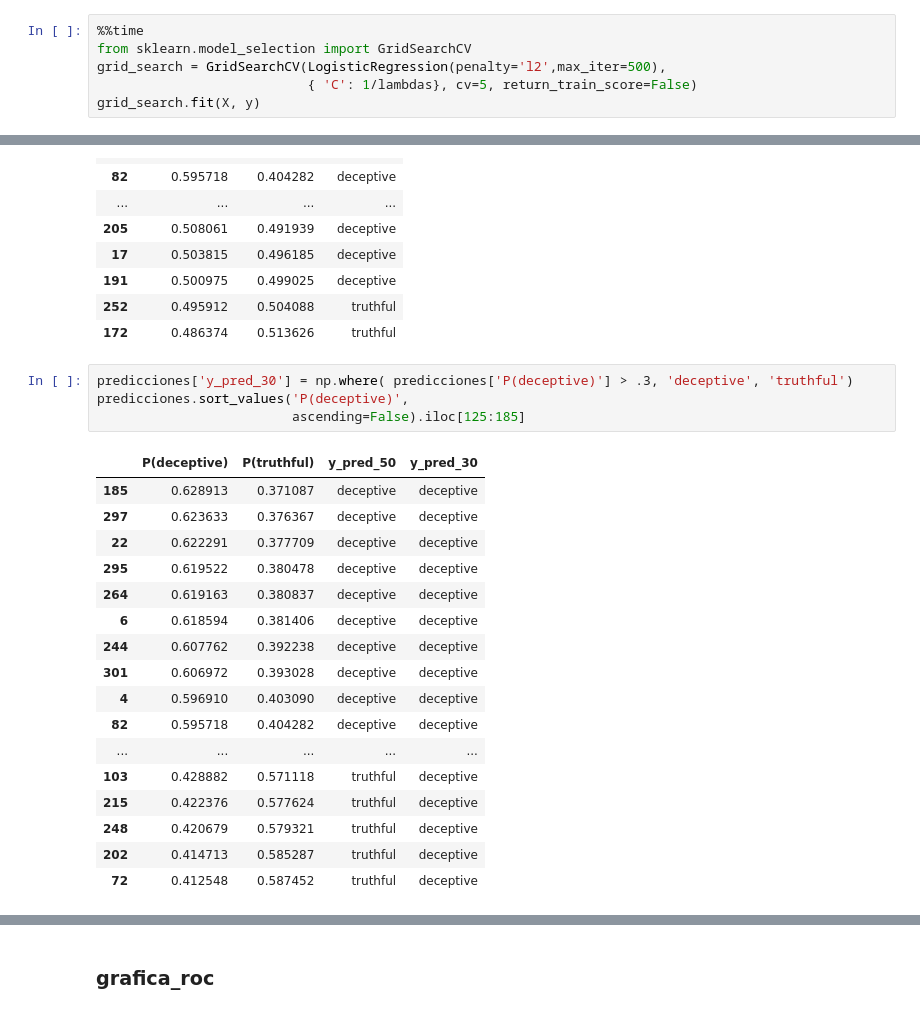
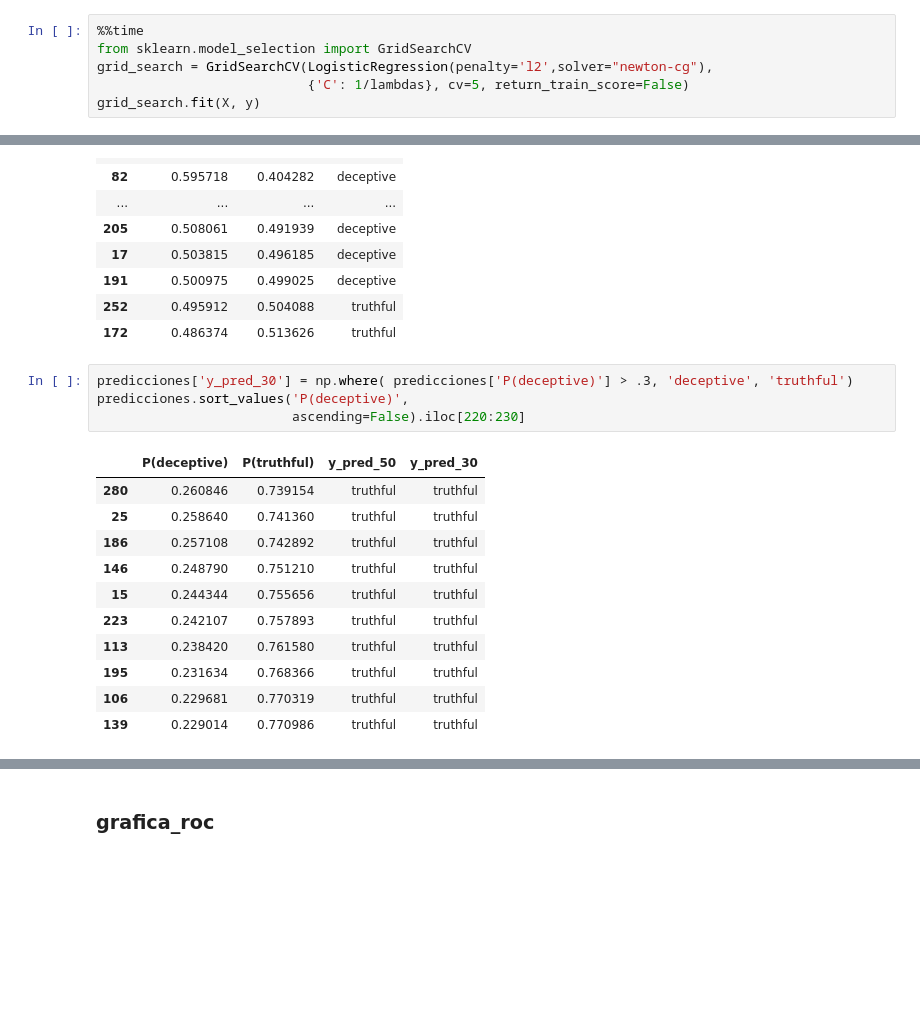
Before and after one commit to AnIsAsPe/LogisticRegression_SpamOpinion, a Jupyter notebook: Notebooks/Clasificador_reseñas_Regresión_logística_.ipynb, the cells around one changed output, grey strips where cells are left out. Drawn from its saved outputs; the diff is of its cells as text; blank space fills up the shorter version.

```diff
--- a/Notebooks/Clasificador_reseñas_Regresión_logística_.ipynb
+++ b/Notebooks/Clasificador_reseñas_Regresión_logística_.ipynb
@@ -403,7 +409,7 @@ array([1.00000000e-04, 1.45634848e-04, 2.12095089e-04, 3.08884360e-04,
 # %%
 %%time
 from sklearn.model_selection import GridSearchCV
-grid_search = GridSearchCV(LogisticRegression(penalty='l2',max_iter=500),
-                           { 'C': 1/lambdas}, cv=5, return_train_score=False)
+grid_search = GridSearchCV(LogisticRegression(penalty='l2',solver="newton-cg"),
+                           {'C': 1/lambdas}, cv=5, return_train_score=False)
 grid_search.fit(X, y)
 # %% [output]
@@ -485,22 +519,16 @@ predicciones.sort_values('P(deceptive)',
 # %%
 predicciones['y_pred_30'] = np.where( predicciones['P(deceptive)'] > .3, 'deceptive', 'truthful')
 predicciones.sort_values('P(deceptive)',
-                         ascending=False).iloc[125:185]
+                         ascending=False).iloc[220:230]
 # %% [output]
 |  | P(deceptive) | P(truthful) | y_pred_50 | y_pred_30 |
-| 185 | 0.628913 | 0.371087 | deceptive | deceptive |
-| 297 | 0.623633 | 0.376367 | deceptive | deceptive |
-| 22 | 0.622291 | 0.377709 | deceptive | deceptive |
-| 295 | 0.619522 | 0.380478 | deceptive | deceptive |
-| 264 | 0.619163 | 0.380837 | deceptive | deceptive |
-| 6 | 0.618594 | 0.381406 | deceptive | deceptive |
-| 244 | 0.607762 | 0.392238 | deceptive | deceptive |
-| 301 | 0.606972 | 0.393028 | deceptive | deceptive |
-| 4 | 0.596910 | 0.403090 | deceptive | deceptive |
-| 82 | 0.595718 | 0.404282 | deceptive | deceptive |
-| ... | ... | ... | ... | ... |
-| 103 | 0.428882 | 0.571118 | truthful | deceptive |
-| 215 | 0.422376 | 0.577624 | truthful | deceptive |
-| 248 | 0.420679 | 0.579321 | truthful | deceptive |
-| 202 | 0.414713 | 0.585287 | truthful | deceptive |
-| 72 | 0.412548 | 0.587452 | truthful | deceptive |
+| 280 | 0.260846 | 0.739154 | truthful | truthful |
+| 25 | 0.258640 | 0.741360 | truthful | truthful |
+| 186 | 0.257108 | 0.742892 | truthful | truthful |
+| 146 | 0.248790 | 0.751210 | truthful | truthful |
+| 15 | 0.244344 | 0.755656 | truthful | truthful |
+| 223 | 0.242107 | 0.757893 | truthful | truthful |
+| 113 | 0.238420 | 0.761580 | truthful | truthful |
+| 195 | 0.231634 | 0.768366 | truthful | truthful |
+| 106 | 0.229681 | 0.770319 | truthful | truthful |
+| 139 | 0.229014 | 0.770986 | truthful | truthful |
```
Also changed, not shown: parts of 14 cells of this notebook.
